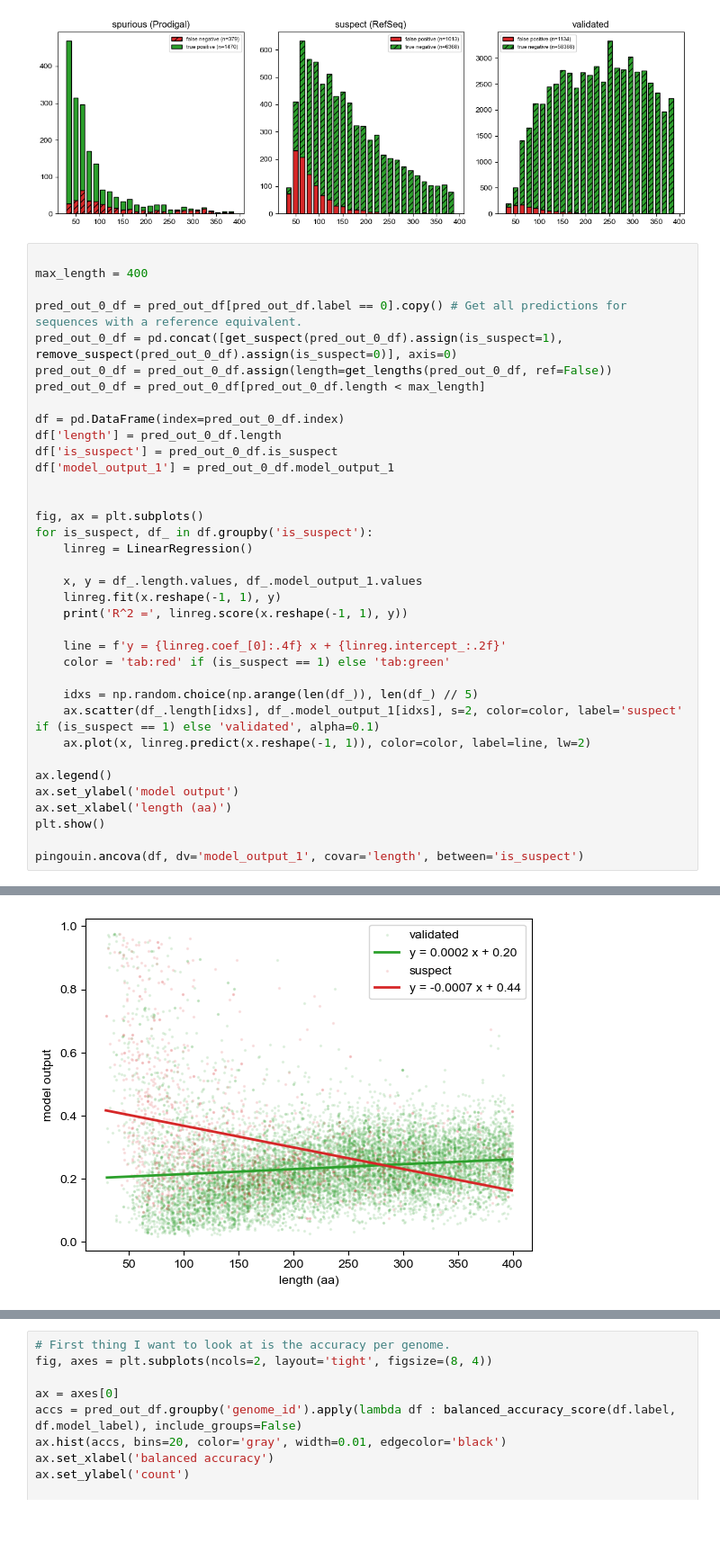
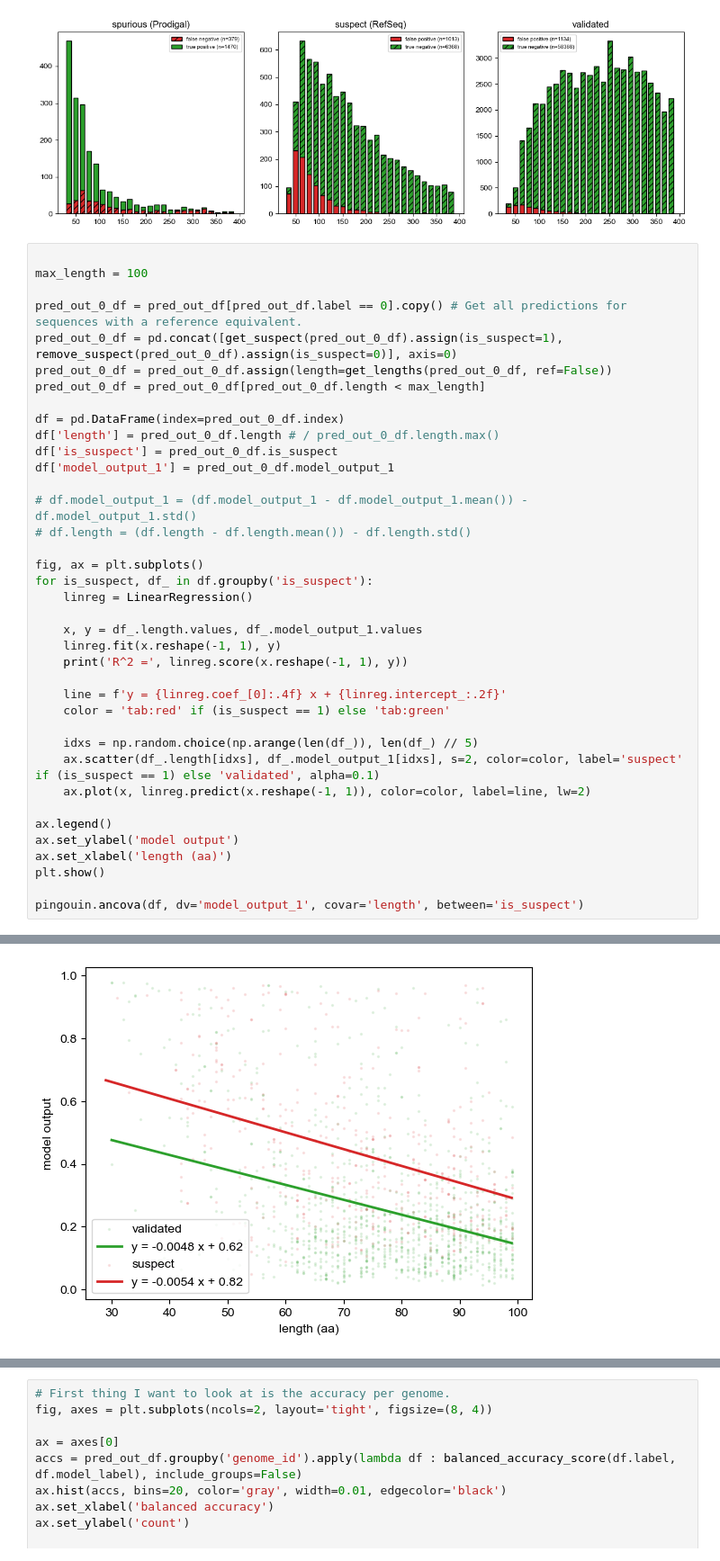
Before and after one commit to pipparichter/frugal, a Jupyter notebook: notebooks/filter.ipynb, the cells around one changed output, grey strips where cells are left out. Shown at 90% size. Cells and saved outputs as stored; diff of their text form; blank space fills up the shorter version.

```diff
--- a/notebooks/filter.ipynb
+++ b/notebooks/filter.ipynb
@@ -134,7 +134,7 @@ remove_suspect: Removing 7381 sequences which are marked as "hypothetical protei
 [figure]
 # %%
 
-max_length = 400
+max_length = 100
 
 pred_out_0_df = pred_out_df[pred_out_df.label == 0].copy() # Get all predictions for sequences with a reference equivalent.
 pred_out_0_df = pd.concat([get_suspect(pred_out_0_df).assign(is_suspect=1), remove_suspect(pred_out_0_df).assign(is_suspect=0)], axis=0)
@@ -142,10 +142,12 @@ pred_out_0_df = pred_out_0_df.assign(length=get_lengths(pred_out_0_df, ref=False
 pred_out_0_df = pred_out_0_df[pred_out_0_df.length < max_length]
 
 df = pd.DataFrame(index=pred_out_0_df.index)
-df['length'] = pred_out_0_df.length
+df['length'] = pred_out_0_df.length # / pred_out_0_df.length.max()
 df['is_suspect'] = pred_out_0_df.is_suspect
 df['model_output_1'] = pred_out_0_df.model_output_1
 
+# df.model_output_1 = (df.model_output_1 - df.model_output_1.mean()) - df.model_output_1.std()
+# df.length = (df.length - df.length.mean()) - df.length.std()
 
 fig, ax = plt.subplots()
 for is_suspect, df_ in df.groupby('is_suspect'):
@@ -176,2 +177,2 @@ R^2 = 0.11009852972896272
-[figure, old version]
+[figure, new version]
 |  | Source | SS | DF | F | p-unc | np2 |
```
Also changed, not shown: parts of 1 cell of this notebook, 1 other file.
